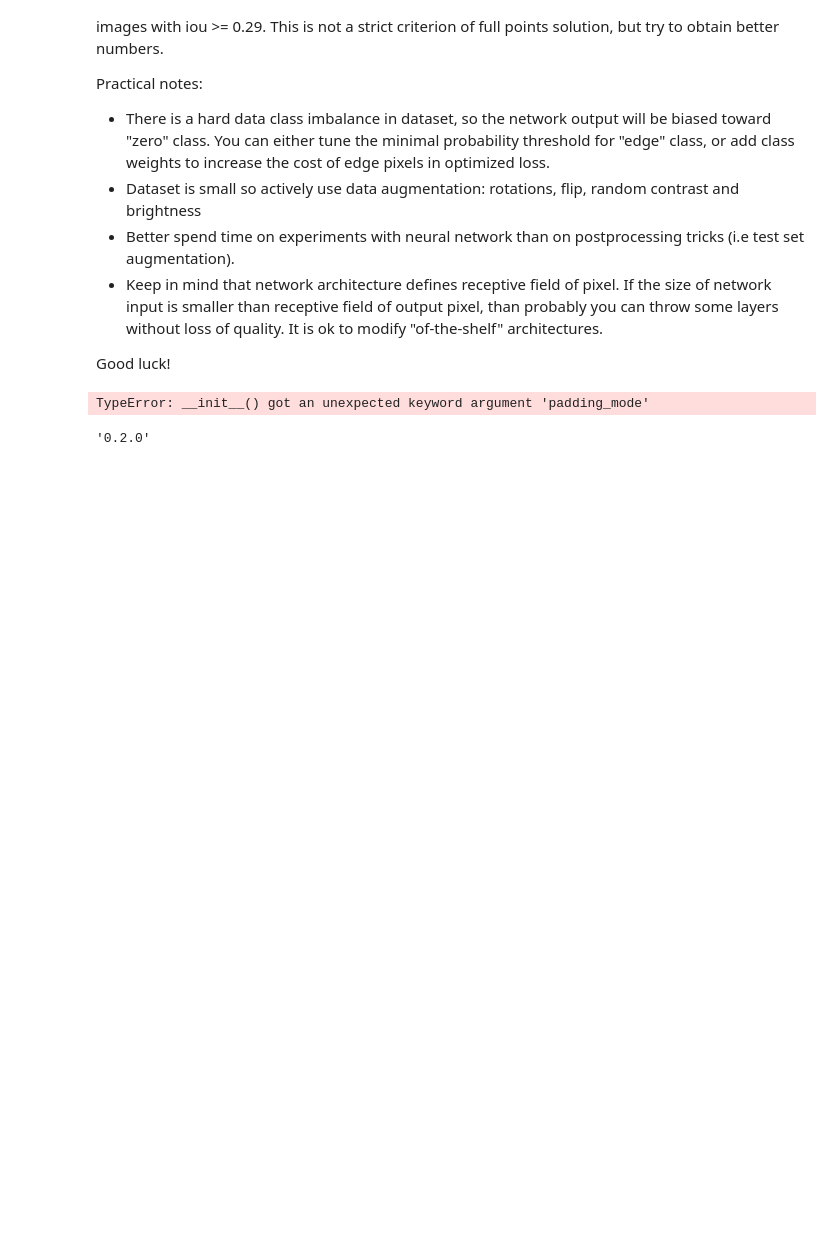
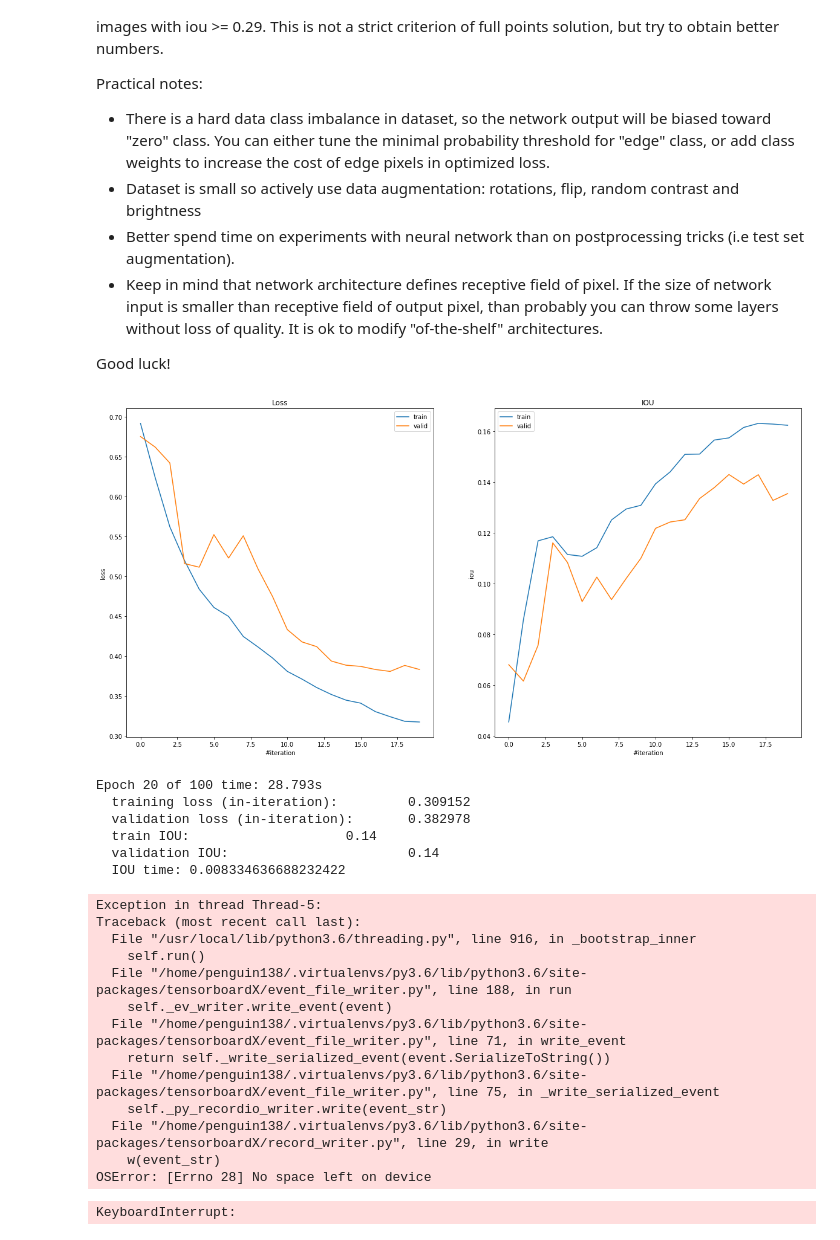
Before and after one commit to penguin138/Practical_DL, a Jupyter notebook: homework03/homework03_part1.ipynb, the cells around one changed output. Saved outputs shown, nothing was run; the diff lists cells and outputs as text; code cells hidden in the pictures; blank space fills up the shorter version.

```diff
--- a/homework03/homework03_part1.ipynb
+++ b/homework03/homework03_part1.ipynb
@@ -181,3 +344,29 @@ def compute_loss_and_iou(model, img_batch, mask_batch):
+# %%
+def compute_loss_and_iou(model, img_batch, mask_batch, prediction_threshold,
+                         writer=None, global_step=None, cuda=True):
+    img_batch_variable = to_variable(img_batch, cuda).float()
+    logits = model(img_batch_variable)
+    probs = torch.nn.functional.softmax(logits, dim=1)
+    prediction = probs[:, 1, ...] >= prediction_threshold
+    if writer is not None and global_step % 40 == 0:
+        img = torchvision.utils.make_grid(img_batch.float(),
+                                          normalize=True, scale_each=True)
+        # print(torch.FloatTensor(img_batch).contiguous().shape)
+        # print(mask_batch.shape)
+        mask = torchvision.utils.make_grid(mask_batch.float(), normalize=True, scale_each=True)
+        pred = torchvision.utils.make_grid(prediction.data.float(), normalize=True, scale_each=True)
+        writer.add_image('train_input', img, global_step=global_step)
+        writer.add_image("train_target", mask, global_step=global_step)
+        writer.add_image('train_pred', pred, global_step=global_step)
+    logits = logits.transpose(1,3).transpose(1, 2).contiguous()
+    targets = to_variable(mask_batch, cuda).long()
+    start = time.time()
+    iou = calc_iou(to_np_array(prediction.float()).squeeze(), to_np_array(targets).squeeze())
+    end = time.time()
+    weights = to_variable([1, 22], cuda)
+    # print(logits.shape)
+    # print(targets)
+    return F.cross_entropy(logits.view(-1, 2), targets.view(-1), weight=weights).mean(), iou, end - start
 # %%
 import time
 
@@ -298,13 +566,40 @@ class UNet(nn.Module):
 train_data = ImagePairDataset("BBBC018_v1_images-fixed/train", "BBBC018_v1_outlines/train",
                               [torchvision.transforms.RandomVerticalFlip(),
                                torchvision.transforms.RandomHorizontalFlip(),
-                               torchvision.transforms.RandomRotation([5, 30]),
-                               torchvision.transforms.CenterCrop(size=(400, 400)),
-                               torchvision.transforms.Pad([370], padding_mode="reflect"),
-                               torchvision.transforms.ToTensor()])
+                               # torchvision.transforms.RandomRotation([5, 30]),
+                               # torchvision.transforms.CenterCrop(size=(300, 300)),
+                               torchvision.transforms.RandomResizedCrop(size=512,
+                                                                        scale=(0.5, 1.0),
+                                                                        ratio=(0.5, 2)),
+                               Pad(94, padding_mode="reflect"),
+                               # torchvision.transforms.ToTensor()])
+                               torchvision.transforms.Lambda(lambda img: np.asarray(img).astype(np.uint8))])
+val_data = ImagePairDataset("BBBC018_v1_images-fixed/val", "BBBC018_v1_outlines/val",
+                            [Pad(94, padding_mode="reflect"),
+                             torchvision.transforms.Lambda(lambda img: np.asarray(img).astype(np.uint8))])
-# %% [output]
-TypeError: __init__() got an unexpected keyword argument 'padding_mode'
-# %%
-torchvision.__version__
-# %% [output]
-'0.2.0'
+# %%
+# UNet with batchnorm and threshold = 0.5
+train(UNet(use_bn=True), train_data, val_data, batch_size=1, num_epochs=100,
+      optimizer_type=torch.optim.SGD, optimizer_config={"lr": 1e-4, "momentum":0.99, "nesterov": True})
+# %% [output]
+[figure, added]
+Epoch 20 of 100 time: 28.793s
+  training loss (in-iteration):         0.309152
+  validation loss (in-iteration):       0.382978
+  train IOU:                    0.14
+  validation IOU:                       0.14
+  IOU time: 0.008334636688232422
+Exception in thread Thread-5:
+Traceback (most recent call last):
+  File "/usr/local/lib/python3.6/threading.py", line 916, in _bootstrap_inner
+    self.run()
+  File "/home/penguin138/.virtualenvs/py3.6/lib/python3.6/site-packages/tensorboardX/event_file_writer.py", line 188, in run
+    self._ev_writer.write_event(event)
+  File "/home/penguin138/.virtualenvs/py3.6/lib/python3.6/site-packages/tensorboardX/event_file_writer.py", line 71, in write_event
+    return self._write_serialized_event(event.SerializeToString())
+  File "/home/penguin138/.virtualenvs/py3.6/lib/python3.6/site-packages/tensorboardX/event_file_writer.py", line 75, in _write_serialized_event
+    self._py_recordio_writer.write(event_str)
+  File "/home/penguin138/.virtualenvs/py3.6/lib/python3.6/site-packages/tensorboardX/record_writer.py", line 29, in write
+    w(event_str)
+OSError: [Errno 28] No space left on device
+KeyboardInterrupt:
```
Also changed, not shown: parts of 26 cells of this notebook.
